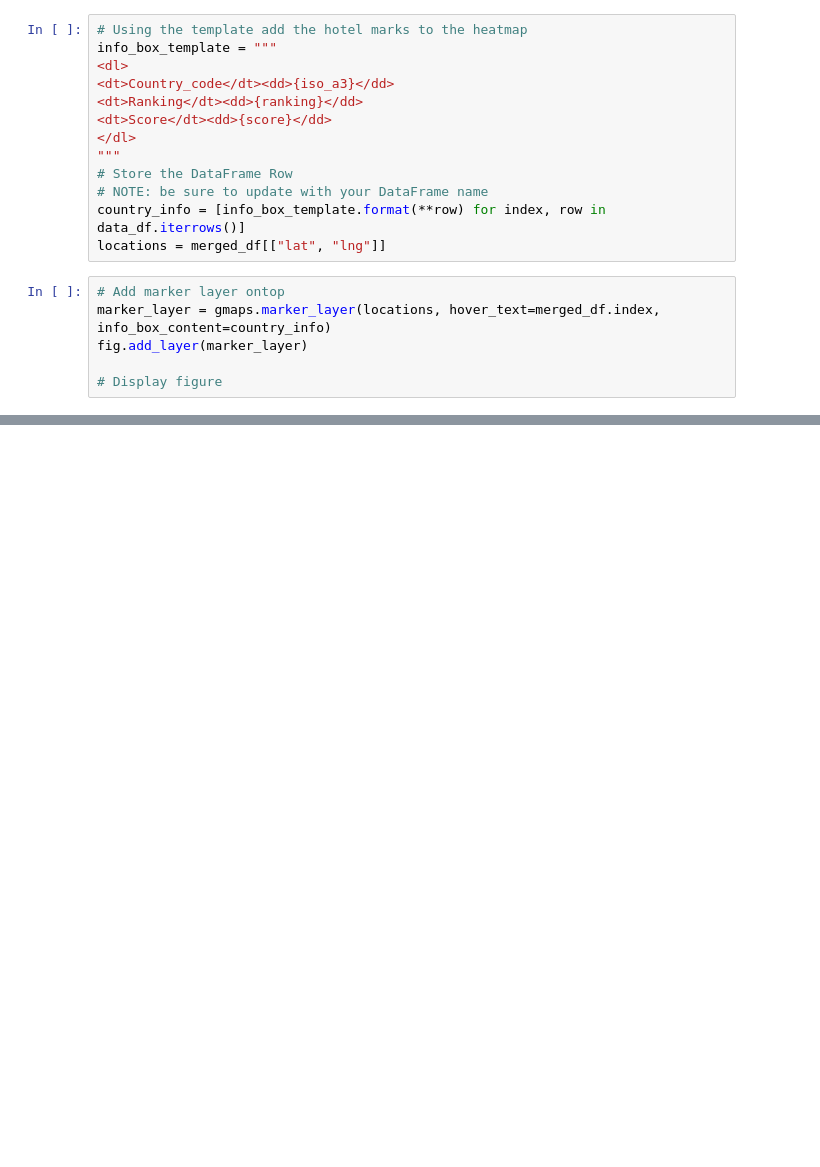
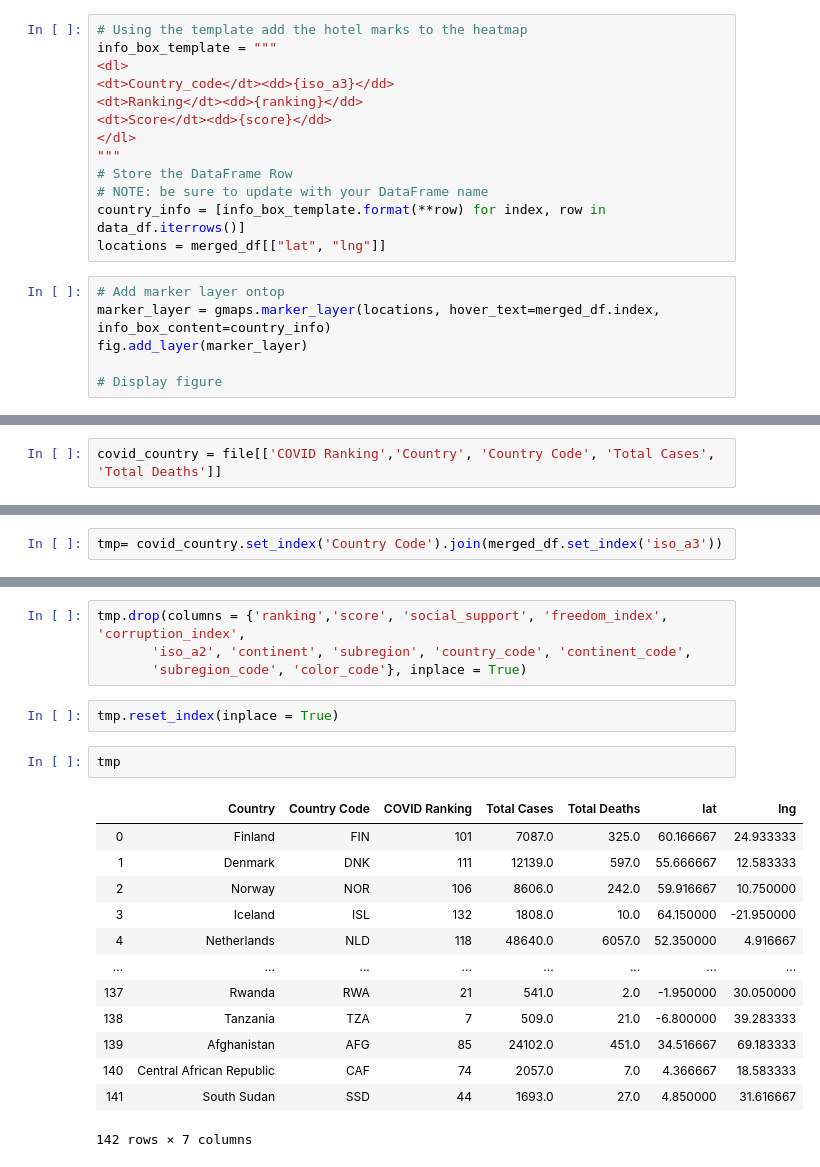
Before and after one commit to mckennamiranda/COVID-Happiness, a Jupyter notebook: analysis_gmaps_included.ipynb, the cells around one changed output, grey strips where cells are left out. Saved outputs shown, nothing was run; the diff lists cells and outputs as text; blank space fills up the shorter version.

```diff
--- a/analysis_gmaps_included.ipynb
+++ b/analysis_gmaps_included.ipynb
@@ -255,0 +260,2 @@ fig
+# %%
+covid_country = file[['COVID Ranking','Country', 'Country Code', 'Total Cases', 'Total Deaths']]
@@ -255,0 +294,2 @@ fig
+# %%
+tmp= covid_country.set_index('Country Code').join(merged_df.set_index('iso_a3'))
@@ -255,0 +304,22 @@ fig
+# %%
+tmp.drop(columns = {'ranking','score', 'social_support', 'freedom_index', 'corruption_index',
+       'iso_a2', 'continent', 'subregion', 'country_code', 'continent_code',
+       'subregion_code', 'color_code'}, inplace = True)
+# %%
+tmp.reset_index(inplace = True)
+# %%
+tmp
+# %% [output]
+|  | Country | Country Code | COVID Ranking | Total Cases | Total Deaths | lat | lng |
+| 0 | Finland | FIN | 101 | 7087.0 | 325.0 | 60.166667 | 24.933333 |
+| 1 | Denmark | DNK | 111 | 12139.0 | 597.0 | 55.666667 | 12.583333 |
+| 2 | Norway | NOR | 106 | 8606.0 | 242.0 | 59.916667 | 10.750000 |
+| 3 | Iceland | ISL | 132 | 1808.0 | 10.0 | 64.150000 | -21.950000 |
+| 4 | Netherlands | NLD | 118 | 48640.0 | 6057.0 | 52.350000 | 4.916667 |
+| ... | ... | ... | ... | ... | ... | ... | ... |
+| 137 | Rwanda | RWA | 21 | 541.0 | 2.0 | -1.950000 | 30.050000 |
+| 138 | Tanzania | TZA | 7 | 509.0 | 21.0 | -6.800000 | 39.283333 |
+| 139 | Afghanistan | AFG | 85 | 24102.0 | 451.0 | 34.516667 | 69.183333 |
+| 140 | Central African Republic | CAF | 74 | 2057.0 | 7.0 | 4.366667 | 18.583333 |
+| 141 | South Sudan | SSD | 44 | 1693.0 | 27.0 | 4.850000 | 31.616667 |
+142 rows × 7 columns
```
Also changed, not shown: parts of 10 cells of this notebook, 1 other file.
